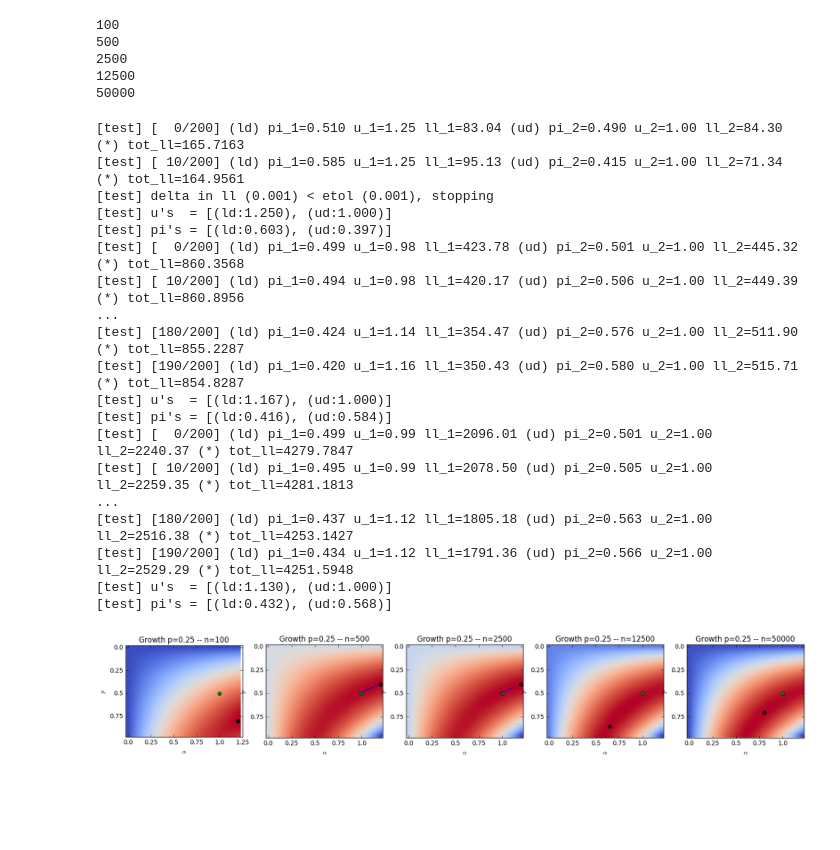
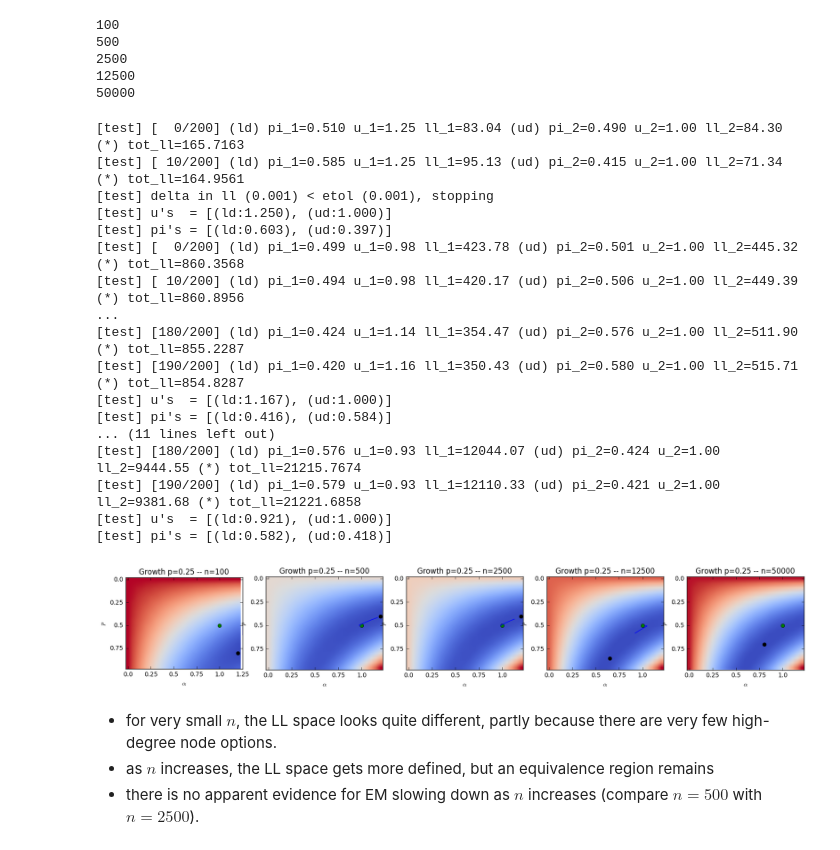
Before and after one commit to janovergoor/choose2grow, a Jupyter notebook: reports/debug_em.ipynb, the cells around one changed output. Saved outputs shown, nothing was run; the diff lists cells and outputs as text; code cells hidden in the pictures; blank space fills up the shorter version.

```diff
--- a/reports/debug_em.ipynb
+++ b/reports/debug_em.ipynb
@@ -199,7 +199,7 @@ def make_z(D, step=0.025):
         for j in range(len(ps)):
             p = ps[j]
             scores = p * scores_pa + (1 - p) * scores_uniform
-            Z[j, i] = sum(np.log(scores + util.log_smooth))
+            Z[j, i] = -1 * sum(np.log(scores + util.log_smooth))
             # old: Z[j, i] = util.manual_ll(D, alpha, p)
     return Z
 
@@ -207,7 +207,7 @@ def plot_ll_surface(ax, Z, actual_p, title="Log-likelihood", step=0.025):
     alphas = np.arange(0.0, 1.25, step)
     ps = np.arange(0.0, 1.0, step)
     X, Y = np.meshgrid(alphas, ps)
-    i,j = np.unravel_index(Z.argmax(), Z.shape)  # get empirical maximum
+    i,j = np.unravel_index(Z.argmin(), Z.shape)  # get empirical maximum
     # make the plot
     ax.view_init(elev=40, azim=320)
     ax.dist = 12
@@ -224,7 +224,7 @@ def plot_ll_heatmap(ax, Z, actual_p, title="Log-likelihood", step=0.025):
     alphas = np.arange(0.0, 1.25, step)
     ps = np.arange(0.0, 1.0, step)
     X, Y = np.meshgrid(alphas, ps)
-    i,j = np.unravel_index(Z.argmax(), Z.shape)  # get empirical maximum
+    i,j = np.unravel_index(Z.argmin(), Z.shape)  # get empirical maximum
     # make the plot
     ax.imshow(Z, cmap=cm.coolwarm)
     ax.set_xticks(np.arange(0, (1.25/step) + 0.05, (1.25/step)/5))
@@ -315,41 +315,43 @@ for i in range(len(ns)):
 # %%
 fig = plt.figure(figsize=(20, 3.5))
 gs = gridspec.GridSpec(1, 5)
 step=0.05
 for i in range(len(ns)):
     Zt = make_z(Ds[i], step=0.05)
     ax = fig.add_subplot(gs[i])
     title = r"Growth p=0.25 -- n=%d" % ns[i]
     plot_ll_heatmap(ax, Zt, 0.5, title=title, step=step)
-    if i < 3:
+    if i < 4:
         # fit the model and plot the path
         mT = logit.MixedLogitModel('test', grouped=False, D=Ds[i], vvv=1)
         mT.add_log_degree_model(bounds=((0, 1.25),))
         mT.add_uniform_degree_model()
         Tx = mT.fit(etol=0.001, n_rounds=200, return_stats=True)
-        plt.plot((1.25/step)/5 * Tx.u1 * 4, (1.00/step)/4 * Tx.p1 * (1/0.25), '-b')
+        plt.plot((1.25/step)/5 * Tx.u1 * 4, (1.00/step)/4 * Tx.p1 * (1/0.25), '-w')
 fig.show()
 # %% [output]
 [test] [  0/200] (ld) pi_1=0.510 u_1=1.25 ll_1=83.04 (ud) pi_2=0.490 u_2=1.00 ll_2=84.30 (*) tot_ll=165.7163
 [test] [ 10/200] (ld) pi_1=0.585 u_1=1.25 ll_1=95.13 (ud) pi_2=0.415 u_2=1.00 ll_2=71.34 (*) tot_ll=164.9561
 [test] delta in ll (0.001) < etol (0.001), stopping
 [test] u's  = [(ld:1.250), (ud:1.000)]
 [test] pi's = [(ld:0.603), (ud:0.397)]
 [test] [  0/200] (ld) pi_1=0.499 u_1=0.98 ll_1=423.78 (ud) pi_2=0.501 u_2=1.00 ll_2=445.32 (*) tot_ll=860.3568
 [test] [ 10/200] (ld) pi_1=0.494 u_1=0.98 ll_1=420.17 (ud) pi_2=0.506 u_2=1.00 ll_2=449.39 (*) tot_ll=860.8956
 ...
 [test] [180/200] (ld) pi_1=0.424 u_1=1.14 ll_1=354.47 (ud) pi_2=0.576 u_2=1.00 ll_2=511.90 (*) tot_ll=855.2287
 [test] [190/200] (ld) pi_1=0.420 u_1=1.16 ll_1=350.43 (ud) pi_2=0.580 u_2=1.00 ll_2=515.71 (*) tot_ll=854.8287
 [test] u's  = [(ld:1.167), (ud:1.000)]
 [test] pi's = [(ld:0.416), (ud:0.584)]
-[test] [  0/200] (ld) pi_1=0.499 u_1=0.99 ll_1=2096.01 (ud) pi_2=0.501 u_2=1.00 ll_2=2240.37 (*) tot_ll=4279.7847
-[test] [ 10/200] (ld) pi_1=0.495 u_1=0.99 ll_1=2078.50 (ud) pi_2=0.505 u_2=1.00 ll_2=2259.35 (*) tot_ll=4281.1813
-...
-[test] [180/200] (ld) pi_1=0.437 u_1=1.12 ll_1=1805.18 (ud) pi_2=0.563 u_2=1.00 ll_2=2516.38 (*) tot_ll=4253.1427
-[test] [190/200] (ld) pi_1=0.434 u_1=1.12 ll_1=1791.36 (ud) pi_2=0.566 u_2=1.00 ll_2=2529.29 (*) tot_ll=4251.5948
-[test] u's  = [(ld:1.130), (ud:1.000)]
-[test] pi's = [(ld:0.432), (ud:0.568)]
+... (11 lines left out)
+[test] [180/200] (ld) pi_1=0.576 u_1=0.93 ll_1=12044.07 (ud) pi_2=0.424 u_2=1.00 ll_2=9444.55 (*) tot_ll=21215.7674
+[test] [190/200] (ld) pi_1=0.579 u_1=0.93 ll_1=12110.33 (ud) pi_2=0.421 u_2=1.00 ll_2=9381.68 (*) tot_ll=21221.6858
+[test] u's  = [(ld:0.921), (ud:1.000)]
+[test] pi's = [(ld:0.582), (ud:0.418)]
-[figure, old version]
+[figure, new version]
+# %% [markdown]
+* for very small $n$, the LL space looks quite different, partly because there are very few high-degree node options.
+* as $n$ increases, the LL space gets more defined, but an equivalence region remains
+* there is no apparent evidence for EM slowing down as $n$ increases (compare $n=500$ with $n=2500$).
 # %%
 import imp
 logit = imp.reload(logit)
```
Also changed, not shown: parts of 6 cells of this notebook, 2 other files.
